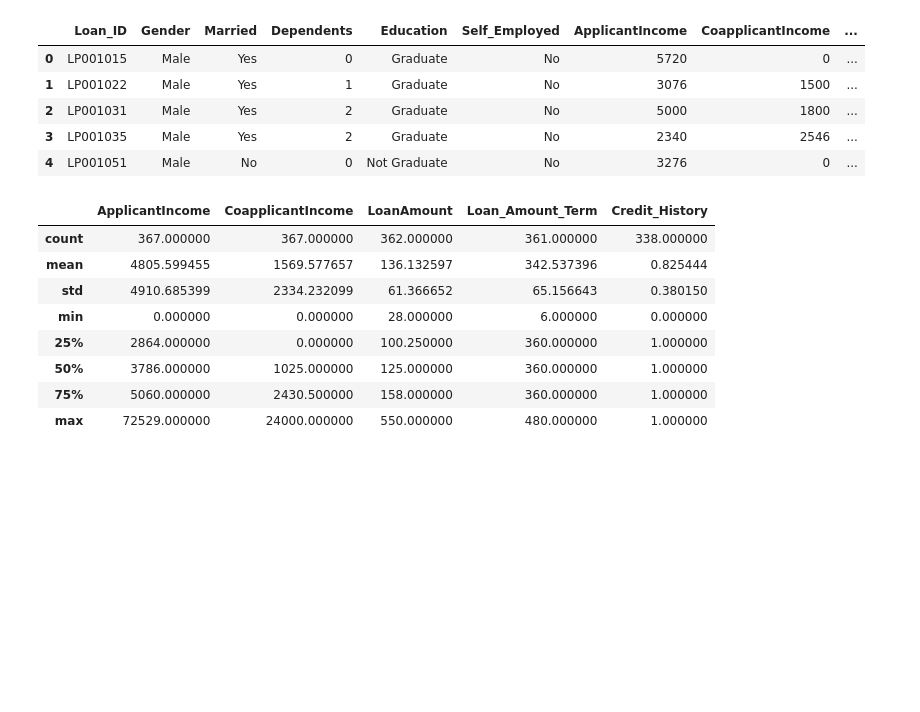
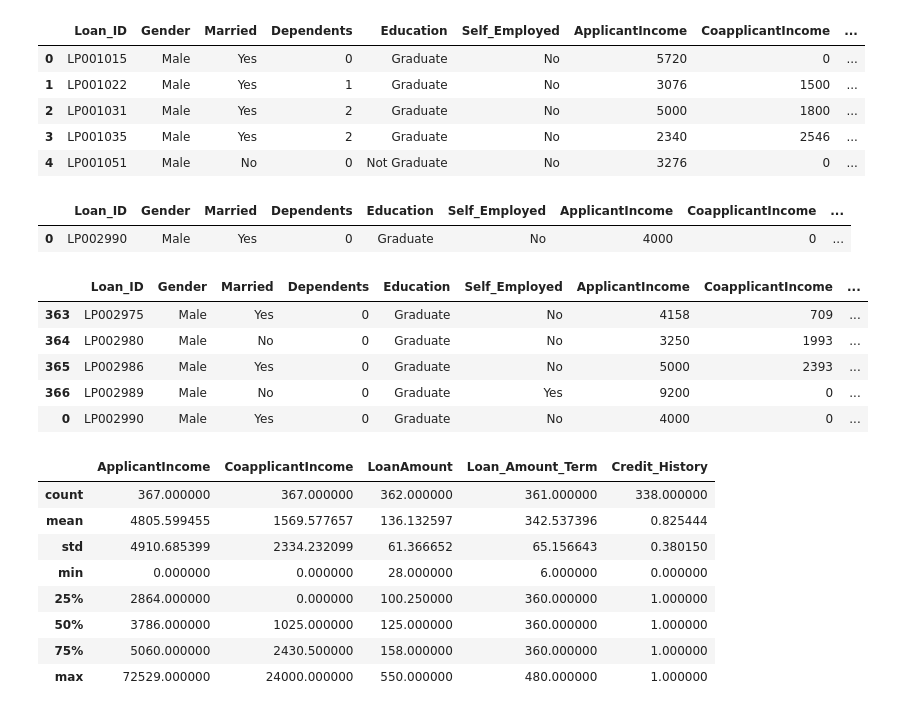
Before and after one commit to brianhabana/Mortgage_Qualifier_App, a Jupyter notebook: ML/machine_learning.ipynb, the cells around one changed output. Drawn from its saved outputs; the diff is of its cells as text; code cells hidden in the pictures; blank space fills up the shorter version.

```diff
--- a/ML/machine_learning.ipynb
+++ b/ML/machine_learning.ipynb
@@ -74,3 +87,32 @@ test_df.head()
+# %%
+d = {'Loan_ID': [Loan_ID],
+     'Gender': [Gender],
+     'Married': [Married],
+     'Dependents' : [Dependents],
+     'Education' : [Education],
+     'Self_Employed' : [Self_Employed],
+     'ApplicantIncome' : [ApplicantIncome],
+     'CoapplicantIncome' : [CoapplicantIncome],
+     'LoanAmount' : [LoanAmount],
+     'Loan_Amount_Term' : [Loan_Amount_Term],
+     'Credit_History' : [Credit_History],
+     'Property_Area' : [Property_Area],
+      }
+
+df = pd.DataFrame(data=d)
+df
+# %% [output]
+|  | Loan_ID | Gender | Married | Dependents | Education | Self_Employed | ApplicantIncome | CoapplicantIncome | ... |
+| 0 | LP002990 | Male | Yes | 0 | Graduate | No | 4000 | 0 | ... |
+# %%
+test_df.tail()
+# %% [output]
+|  | Loan_ID | Gender | Married | Dependents | Education | Self_Employed | ApplicantIncome | CoapplicantIncome | ... |
+| 363 | LP002975 | Male | Yes | 0 | Graduate | No | 4158 | 709 | ... |
+| 364 | LP002980 | Male | No | 0 | Graduate | No | 3250 | 1993 | ... |
+| 365 | LP002986 | Male | Yes | 0 | Graduate | No | 5000 | 2393 | ... |
+| 366 | LP002989 | Male | No | 0 | Graduate | Yes | 9200 | 0 | ... |
+| 0 | LP002990 | Male | Yes | 0 | Graduate | No | 4000 | 0 | ... |
 # %%
 #show summary statistics on test dataset
 test_df.describe()
```
Also changed, not shown: parts of 4 cells of this notebook, 3 other files.
